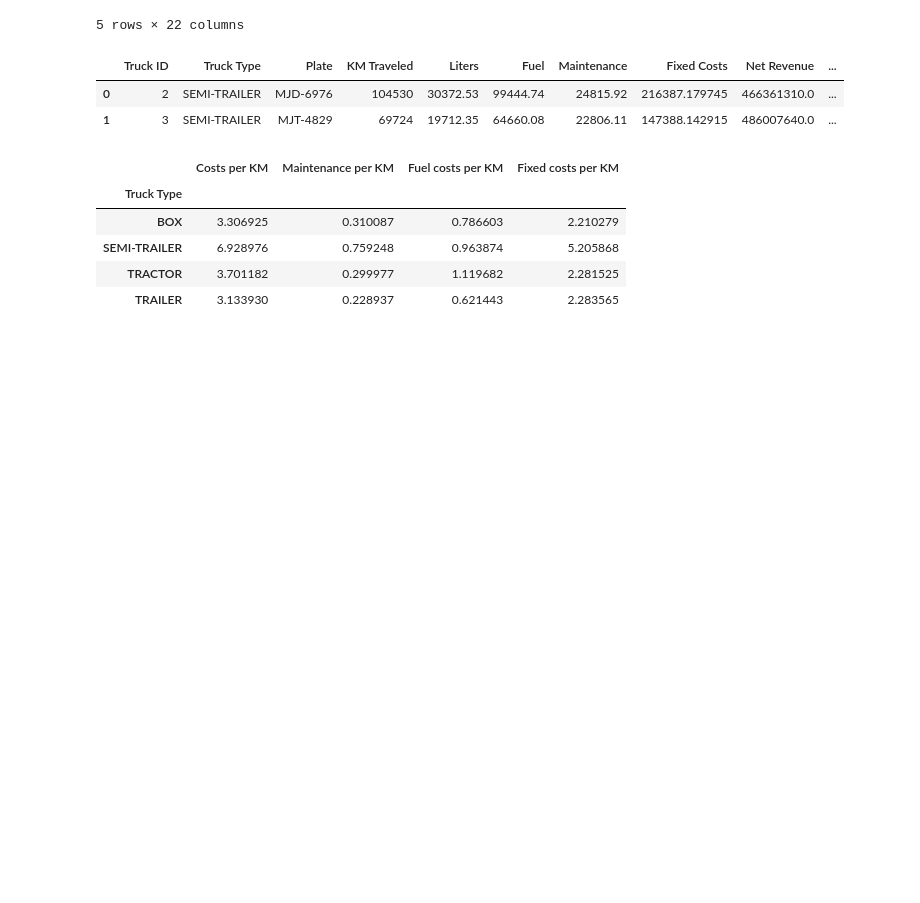
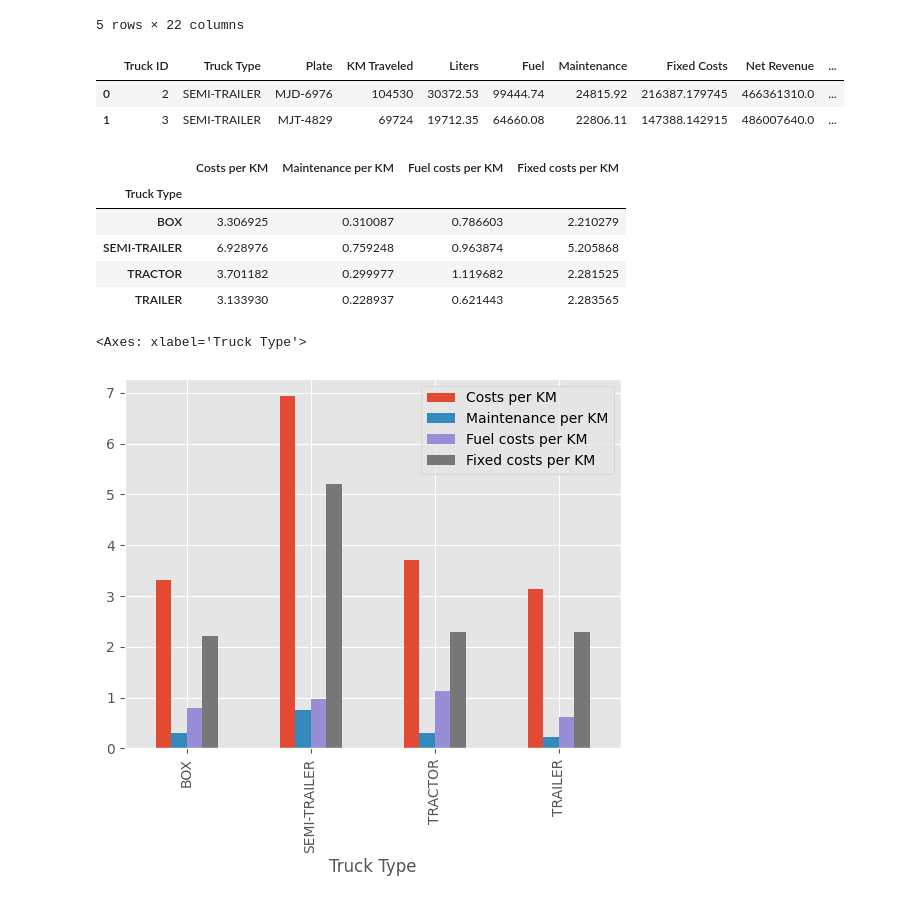
Before and after one commit to idhanth17/Fleet-Management, a Jupyter notebook: Fleet_Management.ipynb, the cells around one changed output. Drawn from its saved outputs; the diff is of its cells as text; code cells hidden in the pictures; blank space fills up the shorter version.

```diff
--- a/Fleet_Management.ipynb
+++ b/Fleet_Management.ipynb
@@ -348,3 +348,8 @@ truck_type_analysis
 | SEMI-TRAILER | 6.928976 | 0.759248 | 0.963874 | 5.205868 |
 | TRACTOR | 3.701182 | 0.299977 | 1.119682 | 2.281525 |
 | TRAILER | 3.133930 | 0.228937 | 0.621443 | 2.283565 |
+# %%
+truck_type_analysis.plot(kind = 'bar')
+# %% [output]
+<Axes: xlabel='Truck Type'>
+[figure, added]
```
Also changed, not shown: parts of 31 cells of this notebook.
